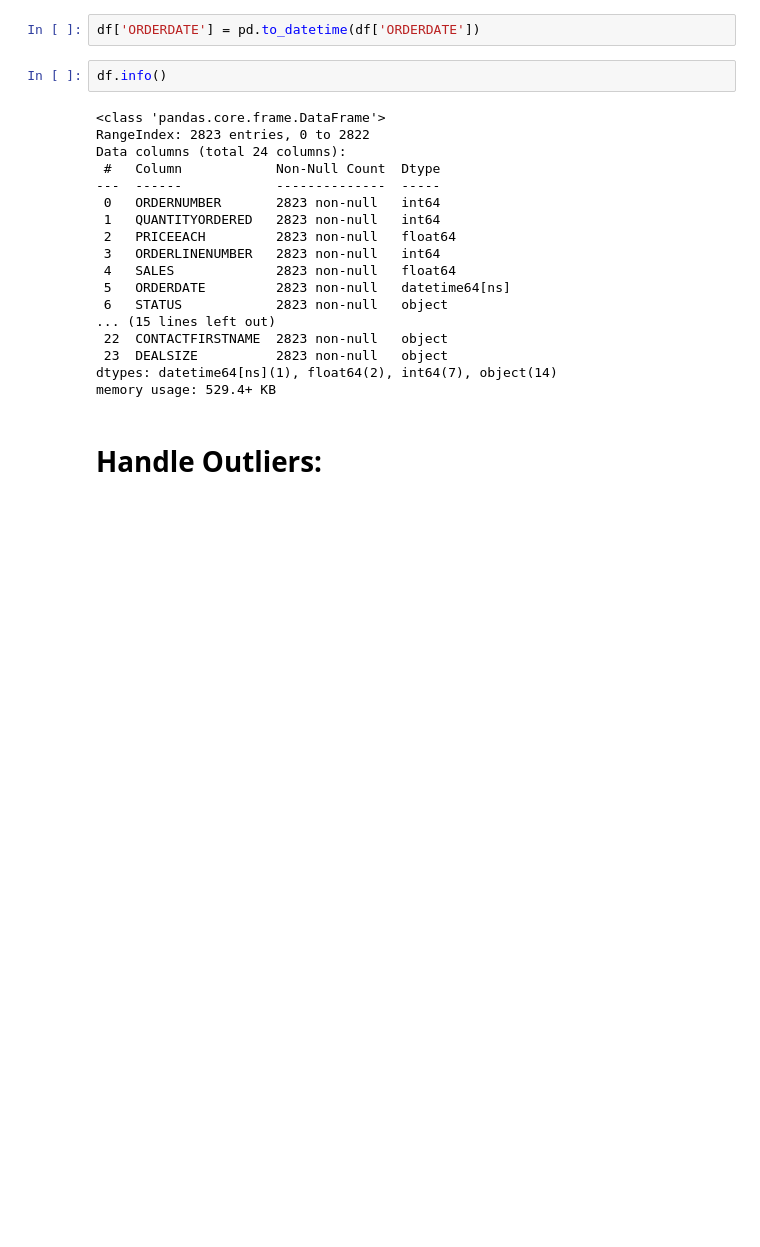
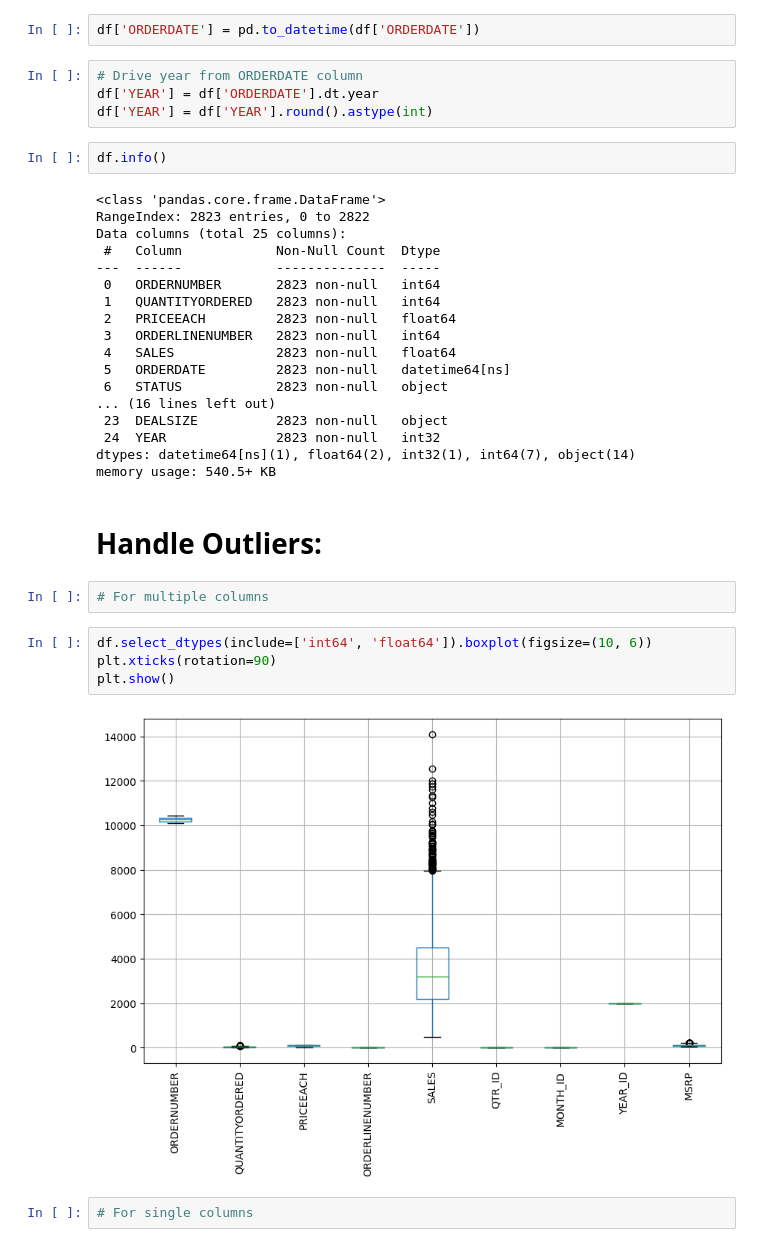
Before and after one commit to AnkitVishwakarma4591/Advance-Python-Project, a Jupyter notebook: Exploratory Data Analysis on Sales Data.ipynb, the cells around one changed output. Drawn from its saved outputs; the diff is of its cells as text; blank space fills up the shorter version.

```diff
--- a/Exploratory Data Analysis on Sales Data.ipynb
+++ b/Exploratory Data Analysis on Sales Data.ipynb
@@ -272,12 +272,16 @@ memory usage: 529.4+ KB
 # ORDERDATE column should be in date format but it is in object
 # %%
 df['ORDERDATE'] = pd.to_datetime(df['ORDERDATE'])
+# %%
+# Drive year from ORDERDATE column
+df['YEAR'] = df['ORDERDATE'].dt.year
+df['YEAR'] = df['YEAR'].round().astype(int)
 # %%
 df.info()
 # %% [output]
 <class 'pandas.core.frame.DataFrame'>
 RangeIndex: 2823 entries, 0 to 2822
-Data columns (total 24 columns):
+Data columns (total 25 columns):
  #   Column            Non-Null Count  Dtype
 ---  ------            --------------  -----
  0   ORDERNUMBER       2823 non-null   int64
@@ -287,10 +291,20 @@ Data columns (total 24 columns):
  4   SALES             2823 non-null   float64
  5   ORDERDATE         2823 non-null   datetime64[ns]
  6   STATUS            2823 non-null   object
-... (15 lines left out)
- 22  CONTACTFIRSTNAME  2823 non-null   object
+... (16 lines left out)
  23  DEALSIZE          2823 non-null   object
-dtypes: datetime64[ns](1), float64(2), int64(7), object(14)
-memory usage: 529.4+ KB
+ 24  YEAR              2823 non-null   int32
+dtypes: datetime64[ns](1), float64(2), int32(1), int64(7), object(14)
+memory usage: 540.5+ KB
 # %% [markdown]
 # Handle Outliers:
+# %%
+# For multiple columns
+# %%
+df.select_dtypes(include=['int64', 'float64']).boxplot(figsize=(10, 6))
+plt.xticks(rotation=90)
+plt.show()
+# %% [output]
+[figure, added]
+# %%
+# For single columns
```
Also changed, not shown: parts of 36 cells of this notebook, 3 other files.
